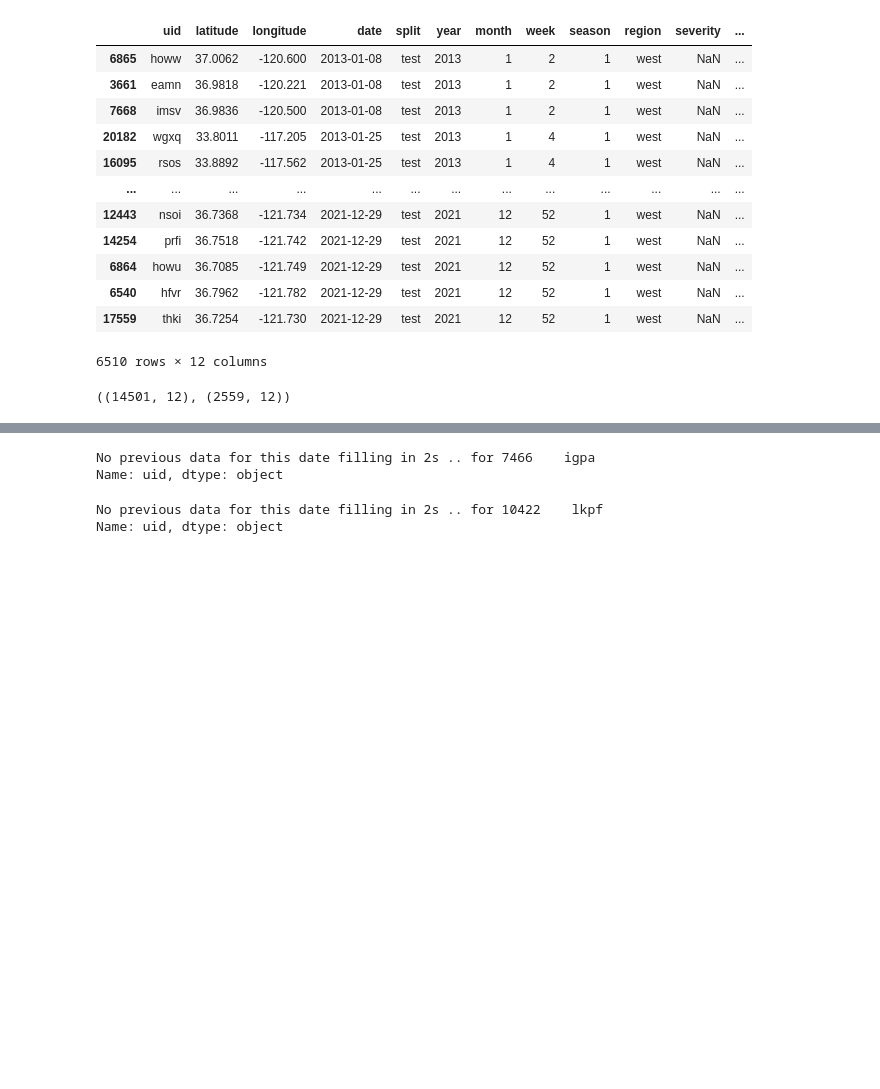
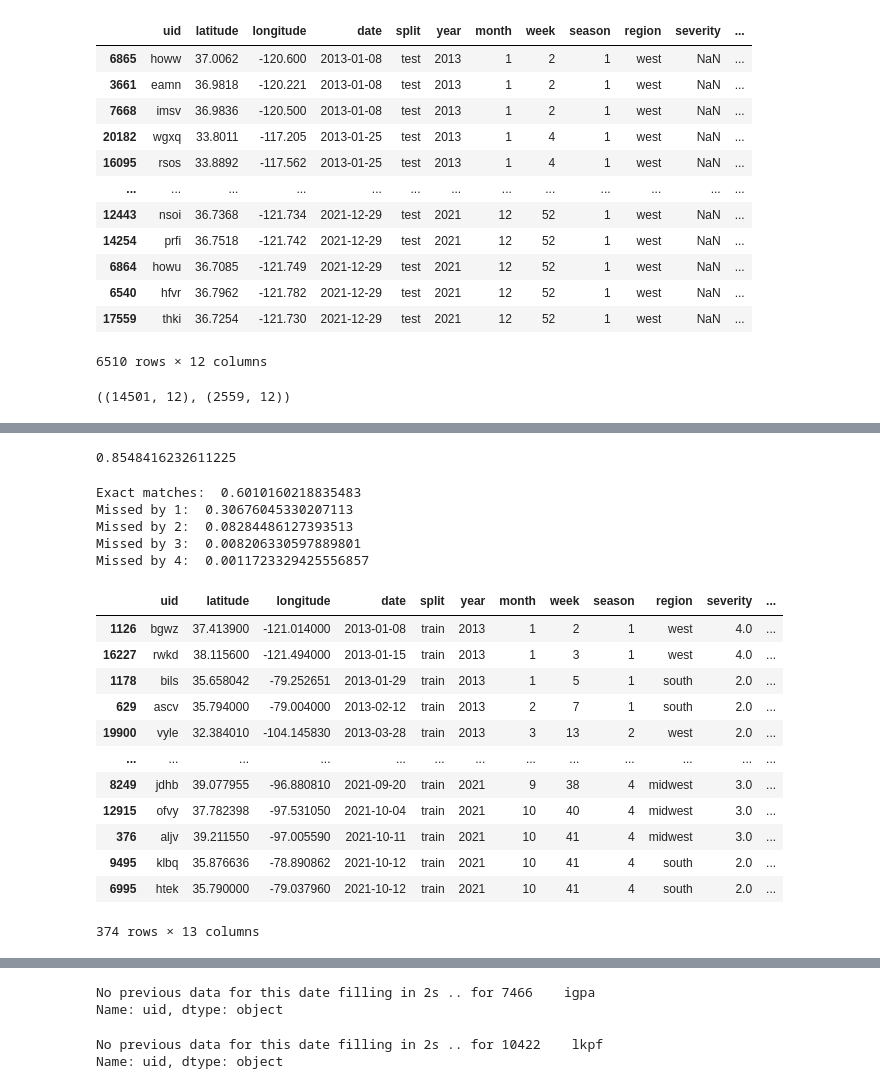
Before and after one commit to k-loki/Algal-bloom-Identification, a Jupyter notebook: notebooks/model_mtdata.ipynb, the cells around one changed output, grey strips where cells are left out. Drawn from its saved outputs; the diff is of its cells as text; code cells hidden in the pictures; blank space fills up the shorter version.

```diff
--- a/notebooks/model_mtdata.ipynb
+++ b/notebooks/model_mtdata.ipynb
@@ -522,0 +276,33 @@ tr_data.severity.value_counts(normalize=True), val_data.severity.value_counts(no
+# %%
+for row in tqdm(val_data.itertuples(), total=val_data.shape[0]):
+    val_data.loc[row.Index, 'guess'] = make_guess1(row)
+# %%
+rmse(val_data.severity, val_data.guess)
+# %% [output]
+0.8548416232611225
+# %%
+analyize_matches(val_data.severity, val_data.guess)
+# %% [output]
+Exact matches:  0.6010160218835483
+Missed by 1:  0.30676045330207113
+Missed by 2:  0.08284486127393513
+Missed by 3:  0.008206330597889801
+Missed by 4:  0.0011723329425556857
+# %%
+# what are the samples missing by 1
+
+val_data[val_data.severity - val_data.guess == 1]
+# %% [output]
+|  | uid | latitude | longitude | date | split | year | month | week | season | region | severity | ... |
+| 1126 | bgwz | 37.413900 | -121.014000 | 2013-01-08 | train | 2013 | 1 | 2 | 1 | west | 4.0 | ... |
+| 16227 | rwkd | 38.115600 | -121.494000 | 2013-01-15 | train | 2013 | 1 | 3 | 1 | west | 4.0 | ... |
+| 1178 | bils | 35.658042 | -79.252651 | 2013-01-29 | train | 2013 | 1 | 5 | 1 | south | 2.0 | ... |
+| 629 | ascv | 35.794000 | -79.004000 | 2013-02-12 | train | 2013 | 2 | 7 | 1 | south | 2.0 | ... |
+| 19900 | vyle | 32.384010 | -104.145830 | 2013-03-28 | train | 2013 | 3 | 13 | 2 | west | 2.0 | ... |
+| ... | ... | ... | ... | ... | ... | ... | ... | ... | ... | ... | ... | ... |
+| 8249 | jdhb | 39.077955 | -96.880810 | 2021-09-20 | train | 2021 | 9 | 38 | 4 | midwest | 3.0 | ... |
+| 12915 | ofvy | 37.782398 | -97.531050 | 2021-10-04 | train | 2021 | 10 | 40 | 4 | midwest | 3.0 | ... |
+| 376 | aljv | 39.211550 | -97.005590 | 2021-10-11 | train | 2021 | 10 | 41 | 4 | midwest | 3.0 | ... |
+| 9495 | klbq | 35.876636 | -78.890862 | 2021-10-12 | train | 2021 | 10 | 41 | 4 | south | 2.0 | ... |
+| 6995 | htek | 35.790000 | -79.037960 | 2021-10-12 | train | 2021 | 10 | 41 | 4 | south | 2.0 | ... |
+374 rows × 13 columns
```
Also changed, not shown: parts of 39 cells of this notebook.
